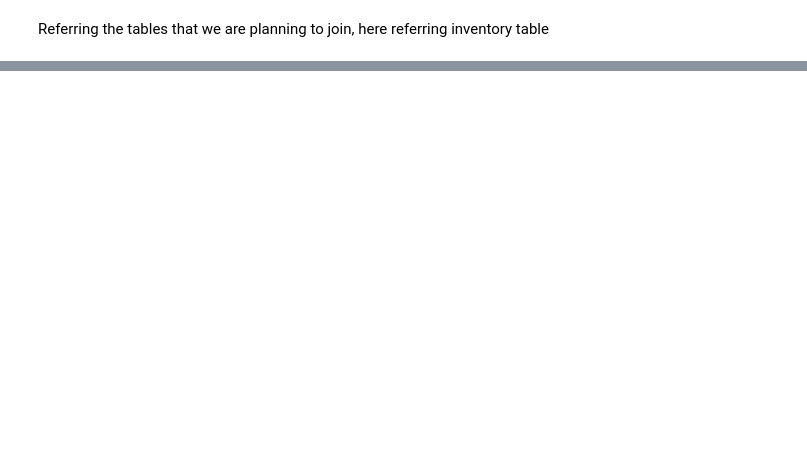
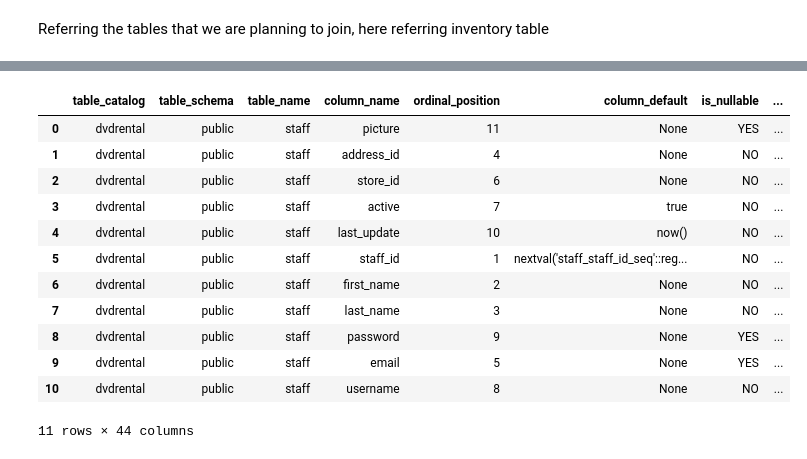
Before and after one commit to idjey/DEtheHardWay, a Jupyter notebook: dvdrental_SchemaImplementation.ipynb, the cells around one changed output, grey strips where cells are left out. Saved outputs shown, nothing was run; the diff lists cells and outputs as text; code cells hidden in the pictures; blank space fills up the shorter version.

```diff
--- a/dvdrental_SchemaImplementation.ipynb
+++ b/dvdrental_SchemaImplementation.ipynb
@@ -108,0 +357,16 @@ Referring the tables that we are planning to join, here referring inventory tabl
+# %%
+getSchema('staff',credentials)
+# %% [output]
+|  | table_catalog | table_schema | table_name | column_name | ordinal_position | column_default | is_nullable | ... |
+| 0 | dvdrental | public | staff | picture | 11 | None | YES | ... |
+| 1 | dvdrental | public | staff | address_id | 4 | None | NO | ... |
+| 2 | dvdrental | public | staff | store_id | 6 | None | NO | ... |
+| 3 | dvdrental | public | staff | active | 7 | true | NO | ... |
+| 4 | dvdrental | public | staff | last_update | 10 | now() | NO | ... |
+| 5 | dvdrental | public | staff | staff_id | 1 | nextval('staff_staff_id_seq'::reg... | NO | ... |
+| 6 | dvdrental | public | staff | first_name | 2 | None | NO | ... |
+| 7 | dvdrental | public | staff | last_name | 3 | None | NO | ... |
+| 8 | dvdrental | public | staff | password | 9 | None | YES | ... |
+| 9 | dvdrental | public | staff | email | 5 | None | YES | ... |
+| 10 | dvdrental | public | staff | username | 8 | None | NO | ... |
+11 rows × 44 columns
```
Also changed, not shown: parts of 72 cells of this notebook.
